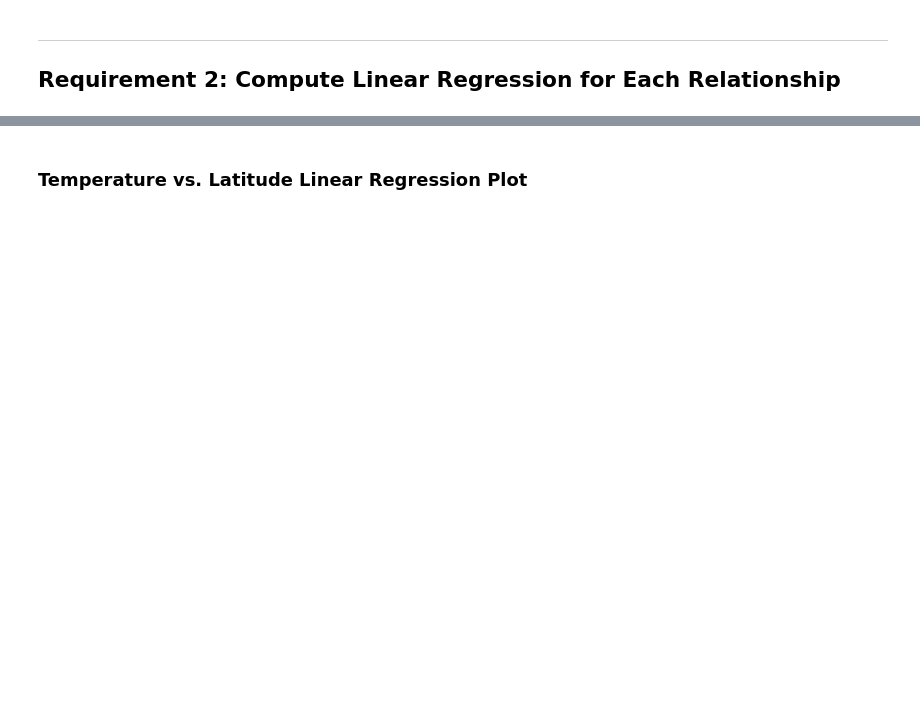
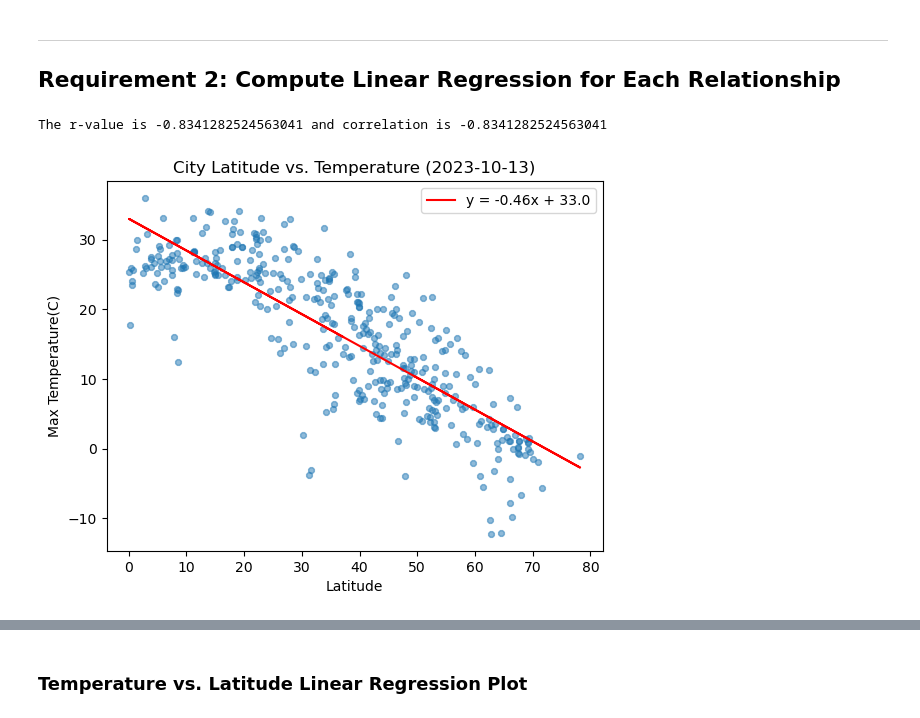
Before and after one commit to StarkArk/python_vacation_api, a Jupyter notebook: WeatherPy.ipynb, the cells around one changed output, grey strips where cells are left out. Cells and saved outputs as stored; diff of their text form; code cells hidden in the pictures; blank space fills up the shorter version.

Commit message:
figs and linear reg sol

```diff
--- a/WeatherPy.ipynb
+++ b/WeatherPy.ipynb
@@ -457,2 +446,38 @@ plt.show()
+# %%
+# Define a function to create Linear Regression plots
+def regress_function(x, y, df, colx, coly, ylabel, title, xlabel="Latitude"):
+    ax = df.plot.scatter(x=colx, y=coly, alpha=.5, linewidths=1, marker="8", legend=False)
+
+    # Incorporate the other graph properties
+    ax.set_title(title)
+    ax.set_xlabel(xlabel)
+    ax.set_ylabel(ylabel)
+
+    x_values = x
+    y_values = y
+    (slope, intercept, rvalue, pvalue, stderr) = linregress(x_values, y_values)
+    regress_values = x_values * slope + intercept
+    corr, p = pearsonr(x_values, y_values)
+
+    line, =ax.plot(x_values, regress_values, color="r")
+    line.set_label(f"y = {round(slope, 2)}x + {round(intercept, 2)}")
+    ax.legend(loc="best")
+
+    print(f"The r-value is {rvalue}")
+
+    plt.show()
+# %%
+x = northern_hemi_df["Lat"]
+y = northern_hemi_df["Max Temp"]
+df = northern_hemi_df
+colx = "Lat"
+coly = "Max Temp"
+ylabel = "Max Temperature(C)"
+title = "City Latitude vs. Temperature (2023-10-13)"
+
+regress_function(x, y, df, colx, coly, ylabel, title)
+# %% [output]
+The r-value is -0.8341282524563041 and correlation is -0.8341282524563041
+[figure, added]
 # %%
 # Create a DataFrame with the Northern Hemisphere data (Latitude >= 0)
```
Also changed, not shown: parts of 9 cells of this notebook, 3 other files.
